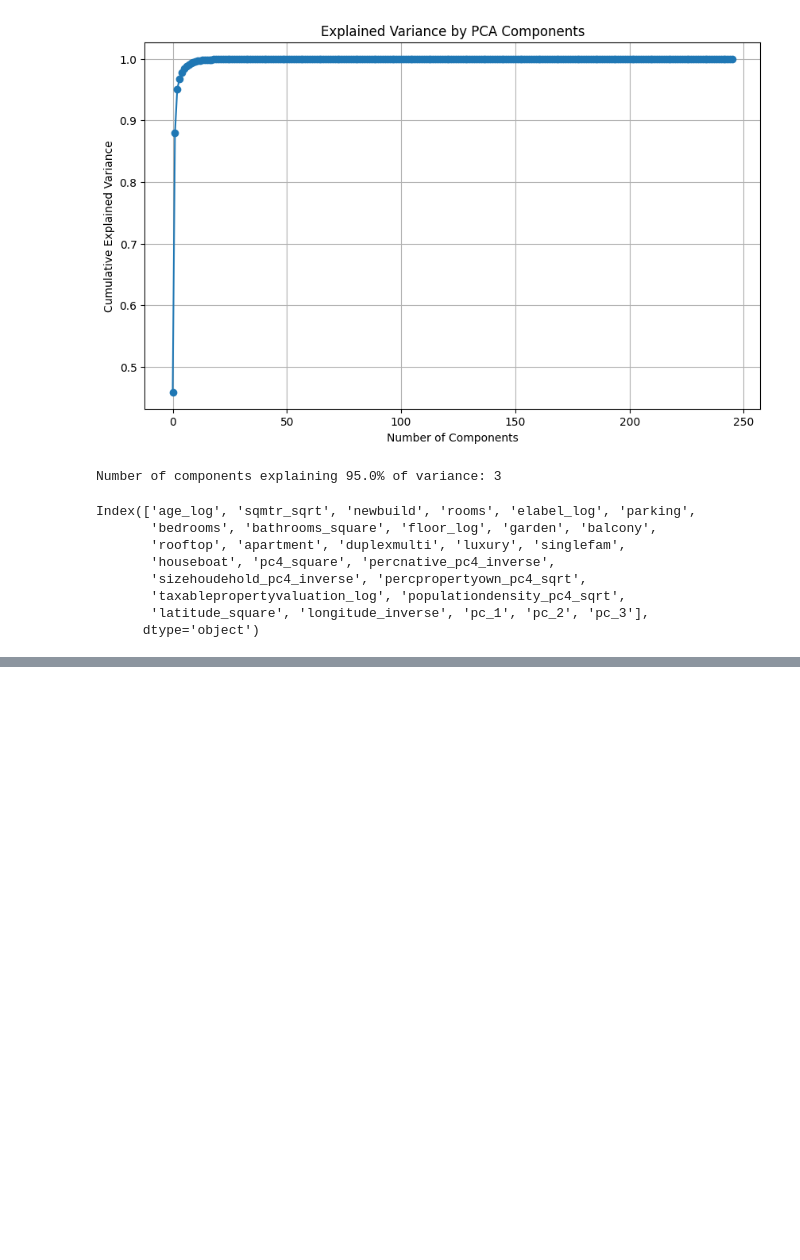
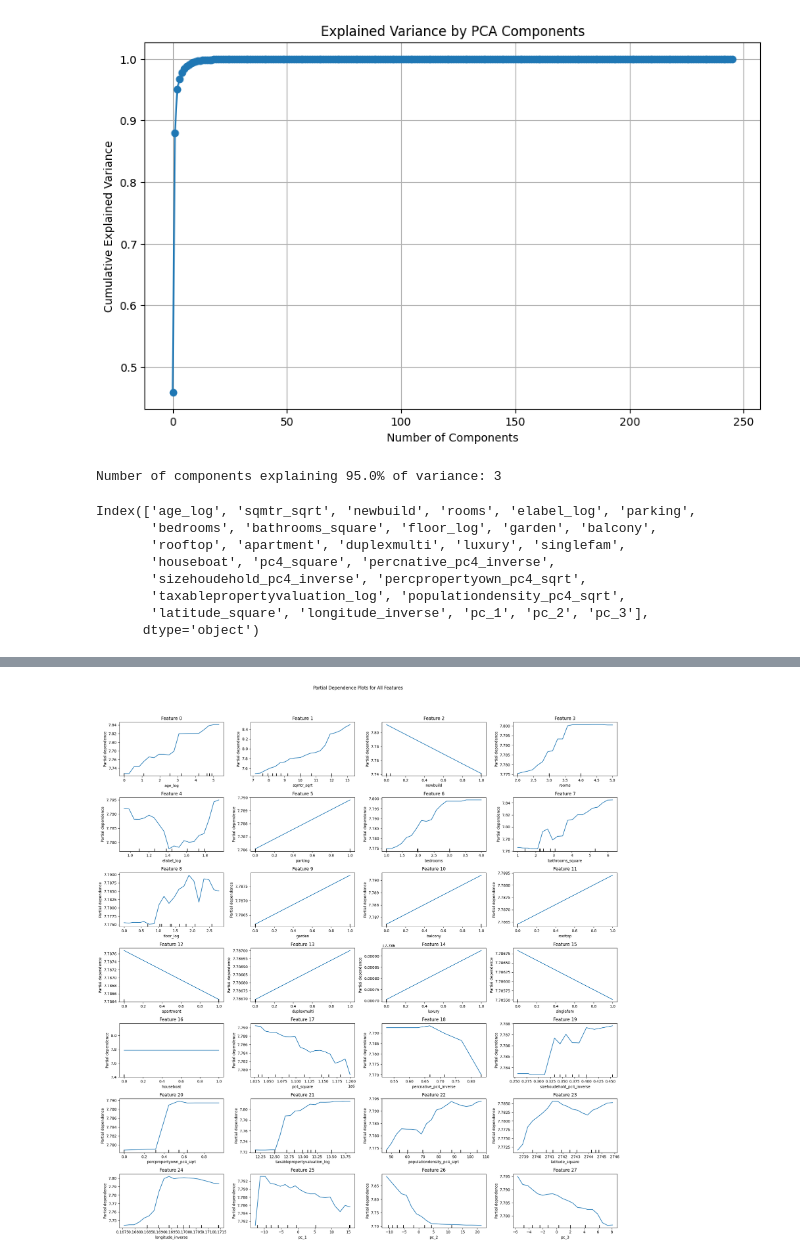
Before and after one commit to TheAphander/rentalprediction, a Jupyter notebook: pca.ipynb, the cells around one changed output, grey strips where cells are left out. Cells and saved outputs as stored; diff of their text form; code cells hidden in the pictures; blank space fills up the shorter version.

```diff
--- a/pca.ipynb
+++ b/pca.ipynb
@@ -438,0 +367,20 @@ plt.show()
+# %%
+from sklearn.inspection import PartialDependenceDisplay
+
+features = list(range(28))  # Indices for all 26 features
+feature_names = [f"Feature {i}" for i in range(28)]  # Example feature names
+
+# Create the Partial Dependence Plots for each feature individually
+fig, axs = plt.subplots(7, 4, figsize=(20, 20))  # Adjust the grid size as needed
+axs = axs.flatten()
+
+for i, feature in enumerate(features):
+    disp = PartialDependenceDisplay.from_estimator(rfr, X_train_final, [feature], ax=axs[i], grid_resolution=20)
+    axs[i].set_title(feature_names[feature])
+
+# Adjust layout to prevent overlap
+plt.tight_layout()
+plt.suptitle('Partial Dependence Plots for All Features', y=1.05)
+plt.show()
+# %% [output]
+[figure, added]
```
Also changed, not shown: parts of 12 cells of this notebook.
